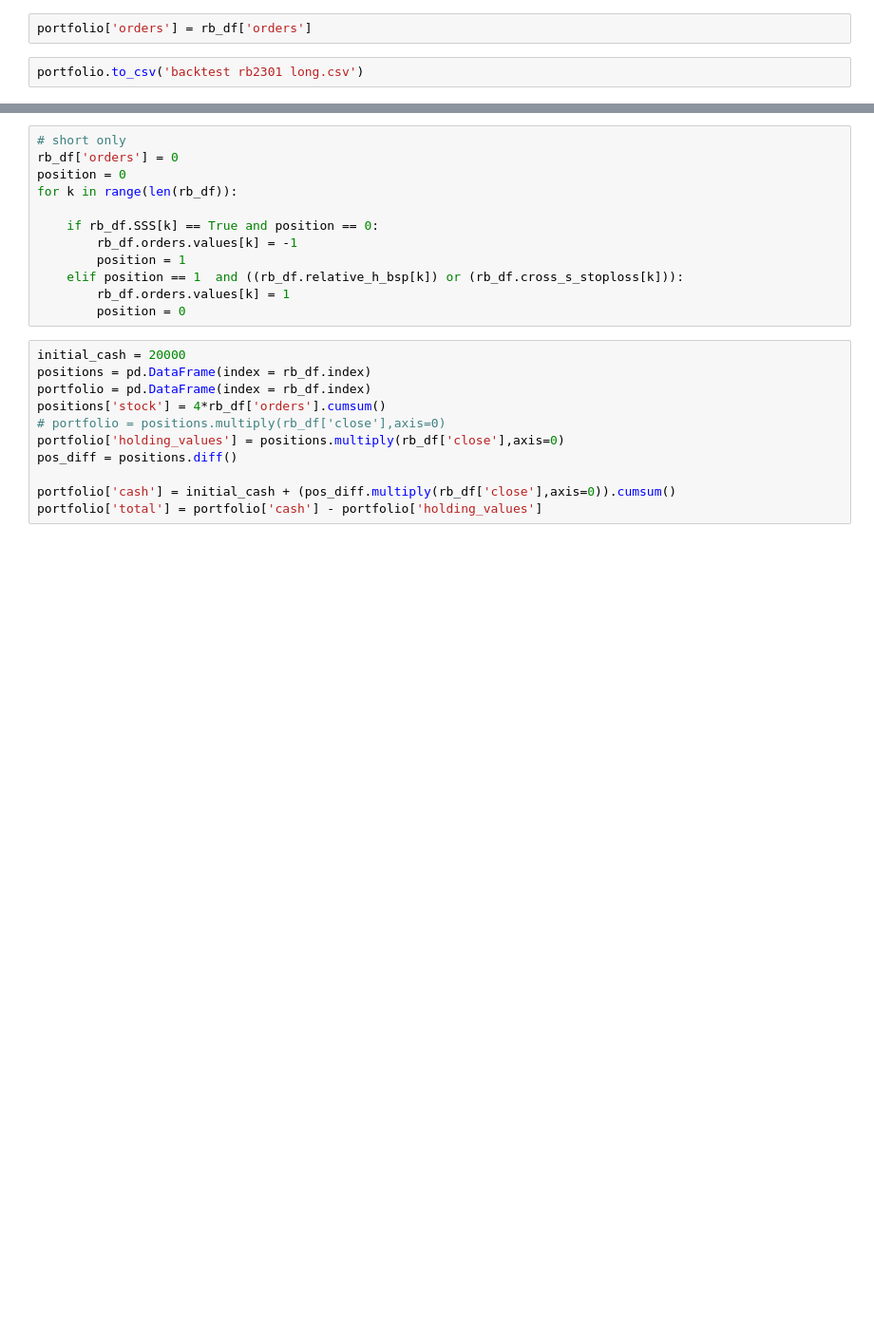
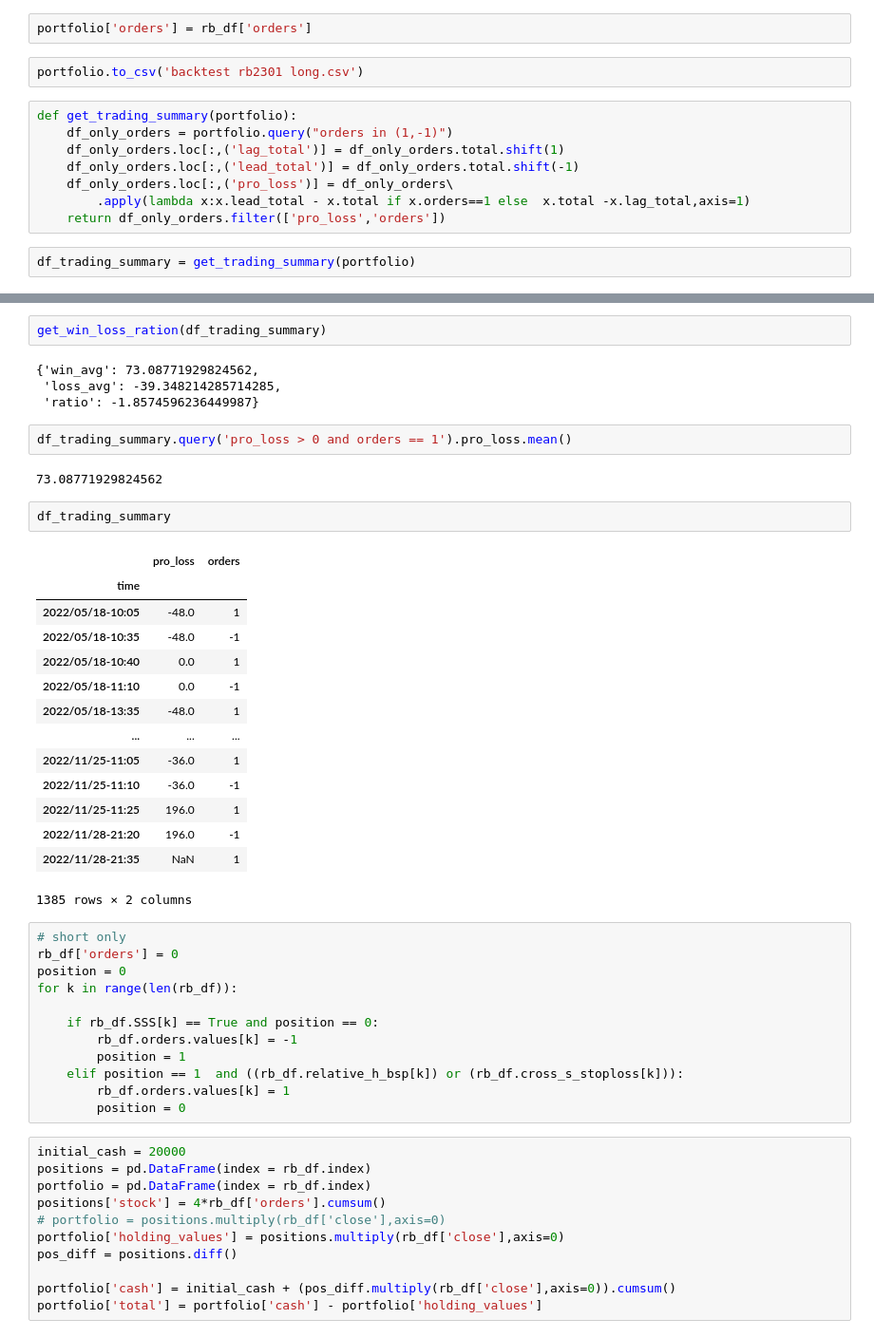
Before and after one commit to nuswgg/quants_qa, a Jupyter notebook: python/Py Quant Trading Practise/测试RB.ipynb, the cells around one changed output, grey strips where cells are left out. Shown at 95% size. Drawn from its saved outputs; the diff is of its cells as text; blank space fills up the shorter version.

Commit message:
update 测试RB,include win/loss ration

```diff
--- a/python/Py Quant Trading Practise/测试RB.ipynb
+++ b/python/Py Quant Trading Practise/测试RB.ipynb
@@ -168,3 +167,13 @@ portfolio['total'] = portfolio['cash'] + portfolio['holding_values']
 portfolio['orders'] = rb_df['orders']
 # %%
 portfolio.to_csv('backtest rb2301 long.csv')
+# %%
+def get_trading_summary(portfolio):
+    df_only_orders = portfolio.query("orders in (1,-1)")
+    df_only_orders.loc[:,('lag_total')] = df_only_orders.total.shift(1)
+    df_only_orders.loc[:,('lead_total')] = df_only_orders.total.shift(-1)
+    df_only_orders.loc[:,('pro_loss')] = df_only_orders\
+        .apply(lambda x:x.lead_total - x.total if x.orders==1 else  x.total -x.lag_total,axis=1)
+    return df_only_orders.filter(['pro_loss','orders'])
+# %%
+df_trading_summary = get_trading_summary(portfolio)
@@ -171,3 +189,30 @@ portfolio.to_csv('backtest rb2301 long.csv')
+# %%
+get_win_loss_ration(df_trading_summary)
+# %% [output]
+{'win_avg': 73.08771929824562,
+ 'loss_avg': -39.348214285714285,
+ 'ratio': -1.8574596236449987}
+# %%
+df_trading_summary.query('pro_loss > 0 and orders == 1').pro_loss.mean()
+# %% [output]
+73.08771929824562
+# %%
+df_trading_summary
+# %% [output]
+|  | pro_loss | orders |
+| time |  |  |
+| 2022/05/18-10:05 | -48.0 | 1 |
+| 2022/05/18-10:35 | -48.0 | -1 |
+| 2022/05/18-10:40 | 0.0 | 1 |
+| 2022/05/18-11:10 | 0.0 | -1 |
+| 2022/05/18-13:35 | -48.0 | 1 |
+| ... | ... | ... |
+| 2022/11/25-11:05 | -36.0 | 1 |
+| 2022/11/25-11:10 | -36.0 | -1 |
+| 2022/11/25-11:25 | 196.0 | 1 |
+| 2022/11/28-21:20 | 196.0 | -1 |
+| 2022/11/28-21:35 | NaN | 1 |
+1385 rows × 2 columns
 # %%
 # short only
 rb_df['orders'] = 0
```
Also changed, not shown: parts of 3 cells of this notebook, 2 other files.
